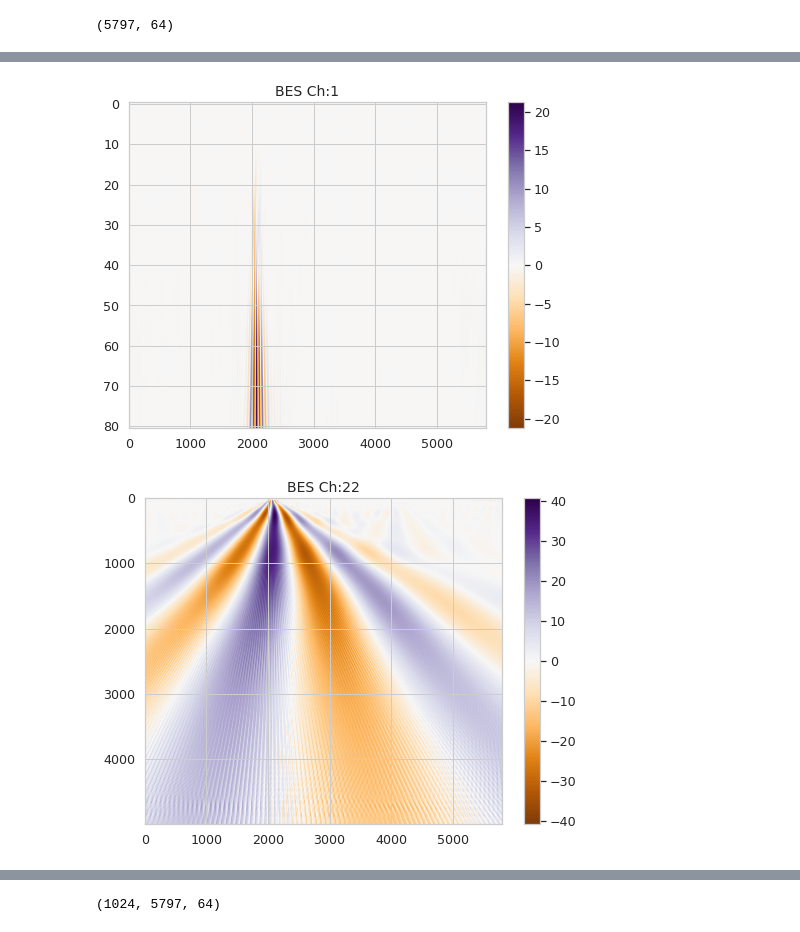
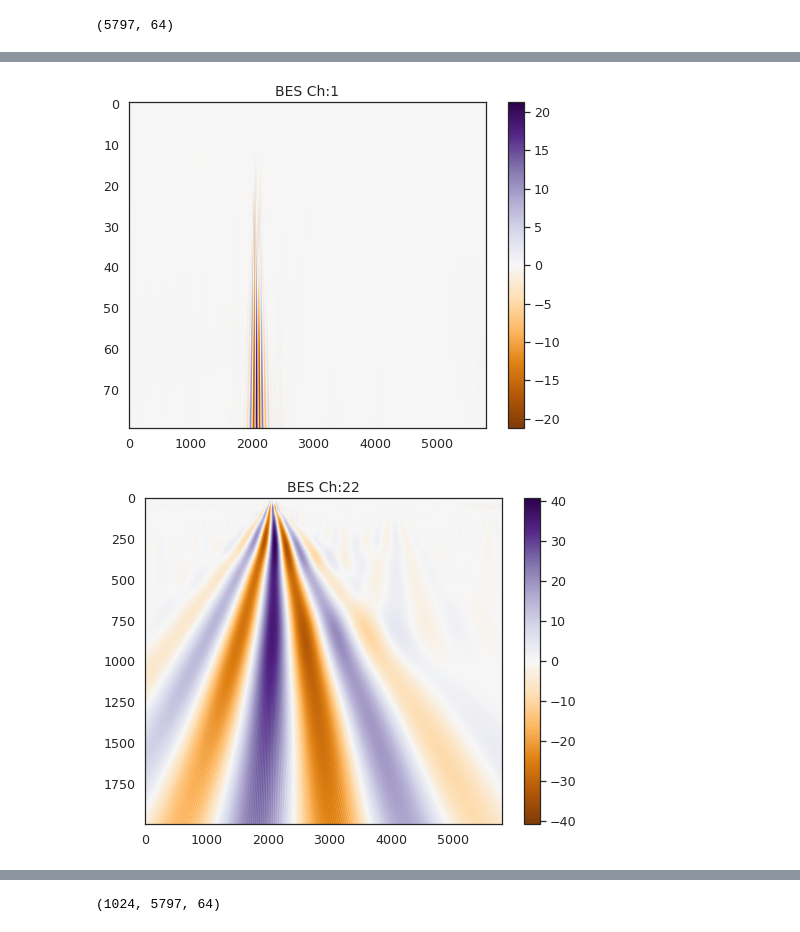
Before and after one commit to PlasmaControl/bes-edgeml-models, a Jupyter notebook: elm_classification/notebooks/wavelet_transform_torch.ipynb, the cells around one changed output, grey strips where cells are left out. Cells and saved outputs as stored; diff of their text form; code cells hidden in the pictures.

```diff
--- a/elm_classification/notebooks/wavelet_transform_torch.ipynb
+++ b/elm_classification/notebooks/wavelet_transform_torch.ipynb
@@ -9,7 +9,7 @@ import torch
 import torch.nn as nn
 import pywt
 from scipy.optimize import fsolve
-sns.set_theme(style='whitegrid', palette='muted', font_scale=1.15)
+sns.set_theme(style='white', palette='muted', font_scale=1.15)
 # %%
 base_path = os.path.dirname(os.getcwd())
 signal = np.load(os.path.join(base_path, 'single_elm_event.npy'))
@@ -34,6 +34,6 @@ plt.show()
 # %%
 # apply wavelet transforms using pywt
-widths = np.arange(1, 82)
+widths = np.arange(1, 81)
 coeffs, freqs = pywt.cwt(signal_ch1, widths, 'morl')
 # coeffs_squared = np.log(coeffs**2)
 
@@ -48,24 +48,24 @@ plt.imshow(
 plt.colorbar()
 plt.title('BES Ch:1', fontsize=14);
 # %% [output]
-[figure, old version]
+[figure, new version]
 # %%
-widths = np.arange(1, 5000)
+widths = np.arange(1, 2000)
 coeffs, freqs = pywt.cwt(signal_ch22, widths, 'morl')
 
 plt.figure(figsize=(8, 6))
 plt.imshow(
     coeffs,
     cmap="PuOr",
     aspect="auto",
     vmax=abs(coeffs).max(),
     vmin=-abs(coeffs).max(),
     label='Ch22'
 )
 plt.colorbar()
 plt.title('BES Ch:22', fontsize=14);
 # %% [output]
-[figure, old version]
+[figure, new version]
 # %%
 # apply wavelet transforms using pywt
 widths = np.arange(1, 257)
```
Also changed, not shown: parts of 3 cells of this notebook, 3 other files.
